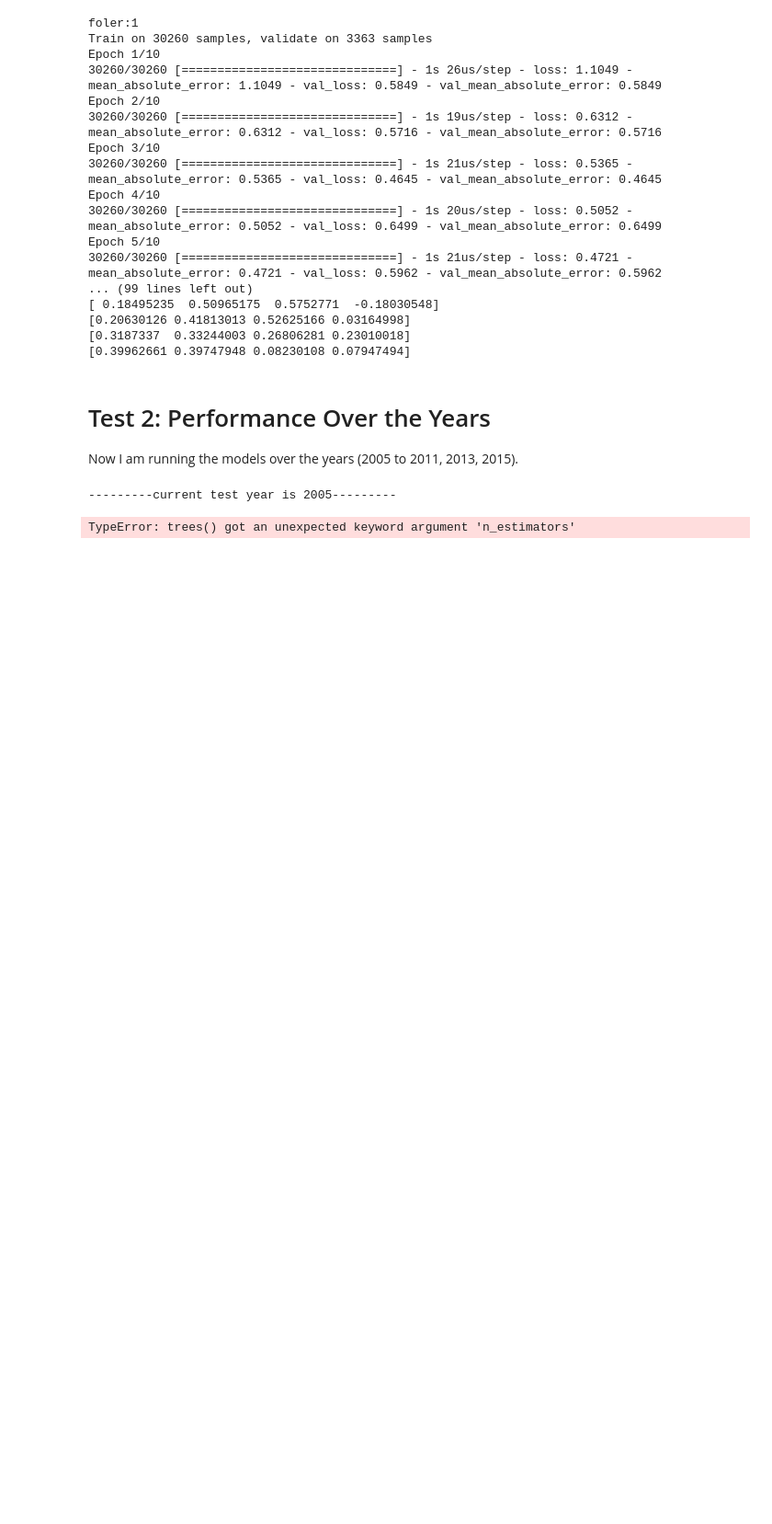
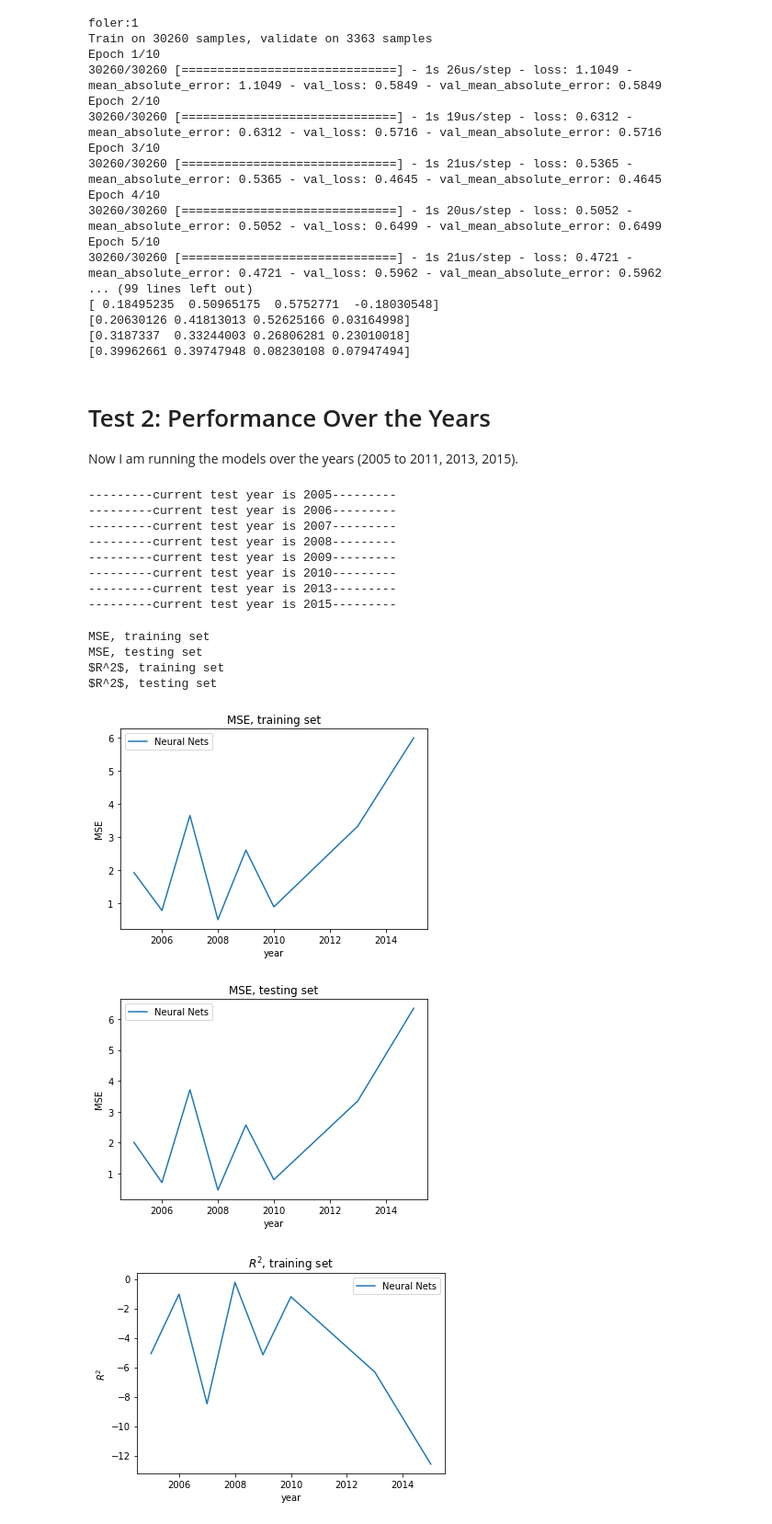
Before and after one commit to panbinwot/Thesis, a Jupyter notebook: Thesis_BinPan.ipynb, the cells around one changed output. Shown at 92% size. Cells and saved outputs as stored; diff of their text form; code cells hidden in the pictures; blank space fills up the shorter version.

```diff
--- a/Thesis_BinPan.ipynb
+++ b/Thesis_BinPan.ipynb
@@ -119,15 +119,15 @@ def tree(X_train, y_train, X_test, y_test):
     reg = regressor.fit(X_train, y_train)
     return evaluate(reg, X_train, X_test, y_train, y_test)
 
-def nn(X_train, y_train, X_test, y_test):
+def nn(X_train, y_train, X_test, y_test, verbose = 1):
     model = Sequential()
-    model.add(Dense(128, input_dim=26, kernel_initializer='normal', activation='relu'))
-    model.add(Dense(256, kernel_initializer='normal',activation='relu'))
+    model.add(Dense(8, input_dim=X_train.shape[1], kernel_initializer='normal', activation='relu'))
+    model.add(Dense(4, kernel_initializer='normal',activation='relu'))
     # model.add(Dense(256, kernel_initializer='normal',activation='relu'))
     # model.add(Dense(256, kernel_initializer='normal',activation='relu'))
     model.add(Dense(1, kernel_initializer='normal',activation='linear'))
     model.compile(loss='mean_absolute_error', optimizer='adam', metrics=['mean_absolute_error'])
-    history = model.fit(X_train, y_train, epochs=10, batch_size = 50,  verbose=1, validation_split=0.10)
+    history = model.fit(X_train, y_train, epochs=10, batch_size = 50,  verbose = verbose, validation_split=0.10)
 
     return evaluate(model, X_train, X_test, y_train, y_test)
 
@@ -331,26 +312,49 @@ Now I am running the models over the years (2005 to 2011, 2013, 2015).
 # %%
 years = [i for i in range(2005,2011)]+[2013]+[2015]
 res={}
-res['ols'],res['trees'], res['nets'] = [],[],[]
+res['ols'],res['rf'],res['gbm'],res['trees'], res['nets'] = [],[],[],[],[]
 for y in years:
     print("---------current test year is {}---------".format(y) )
     data = dat[dat['year']==y]
     train, test =  train_test_split(data, test_size = 0.25, random_state = 12)
     y_train, X_train, y_test, X_test = train['lnwage'], train.iloc[:,4:], test['lnwage'], test.iloc[:,4:]
     res['ols'].append( mincer(X_train, y_train,  X_test, y_test) )
-    res['trees'].append( trees(X_train, y_train, X_test, y_test, n_estimators=50, max_depth=5) )
-    res['nets'].append(nn(X_train, y_train, X_test, y_test))
+    res['rf'].append( trees(X_train, y_train, X_test, y_test, model= "rf",max_depth=5) )
+    res['gbm'].append( trees(X_train, y_train, X_test, y_test, model= "gb",max_depth=5) )
+    res['nets'].append(nn(X_train, y_train, X_test, y_test, verbose = 0))
 # %% [output]
 ---------current test year is 2005---------
+---------current test year is 2006---------
+---------current test year is 2007---------
+---------current test year is 2008---------
+---------current test year is 2009---------
+---------current test year is 2010---------
+---------current test year is 2013---------
+---------current test year is 2015---------
-TypeError: trees() got an unexpected keyword argument 'n_estimators'
 # %%
 import matplotlib.pyplot as plt
-
-plt.plot(years, res['ols'], label = "Mincer")
-plt.plot(years, res['trees'], label = "Random Forest")
-plt.plot(years, res['nets'], label = "Neural Nets")
-plt.ylabel(r'$R^2$')
-plt.xlabel('year')
-plt.title(r'Test $R^2$ Over Years')
-plt.legend()
-plt.show()
+ylabels = ['MSE','MSE',r'$R^2$',r'$R^2$']
+titles= ['MSE, training set',
+         'MSE, testing set',
+        r'$R^2$, training set',
+        r'$R^2$, testing set'
+        ]
+for i in range(4):
+    print(titles[i])
+    # plt.plot(years, np.array(res['ols'])[:,i], label = "Mincer")
+    # plt.plot(years, np.array(res['rf'])[:,i], label = "Random Forests")
+    # plt.plot(years, np.array(res['gbm'])[:,i], label = "Gradient Boosting Machine")
+    plt.plot(years, np.array(res['nets'])[:,i], label = "Neural Nets")
+    plt.ylabel(ylabels[i])
+    plt.xlabel('year')
+    plt.title(titles[i])
+    plt.legend()
+    plt.show()
+# %% [output]
+MSE, training set
+MSE, testing set
+$R^2$, training set
+$R^2$, testing set
+[figure, added]
+[figure, added]
+[figure, added]
```
Also changed, not shown: parts of 9 cells of this notebook, 7 other files.
